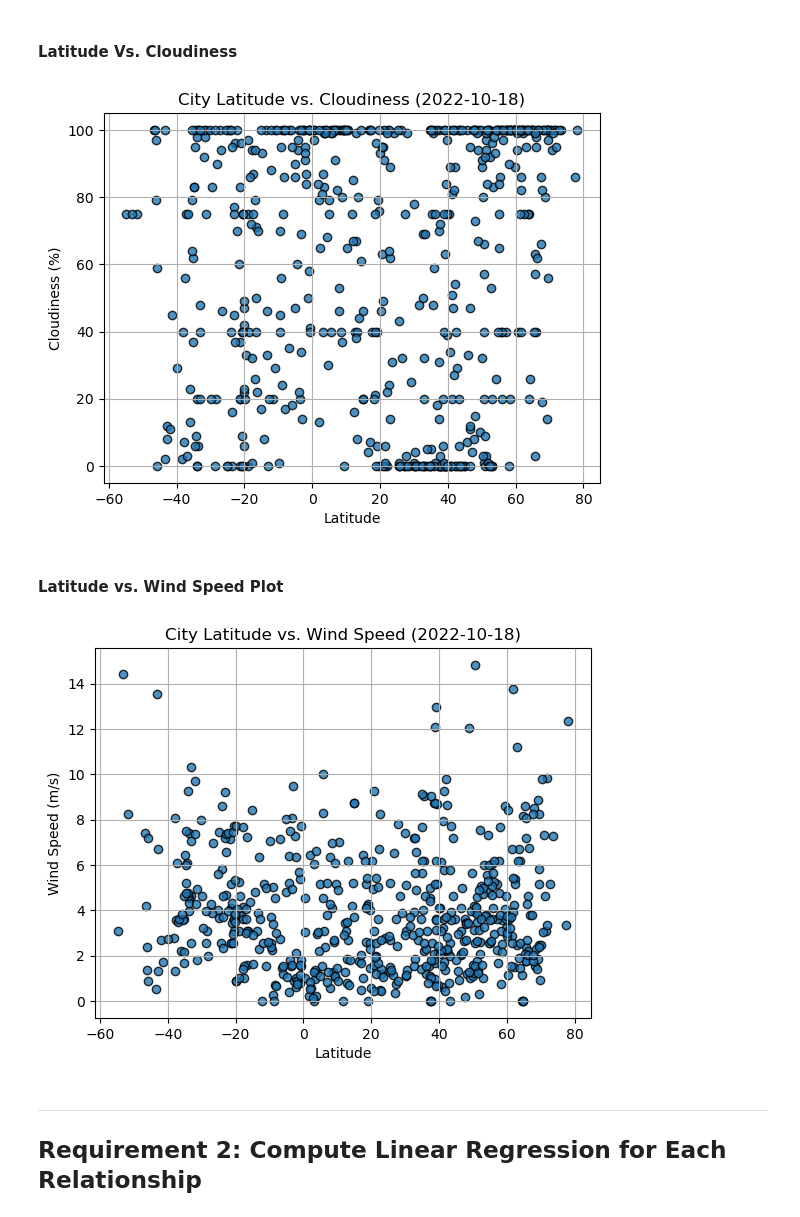
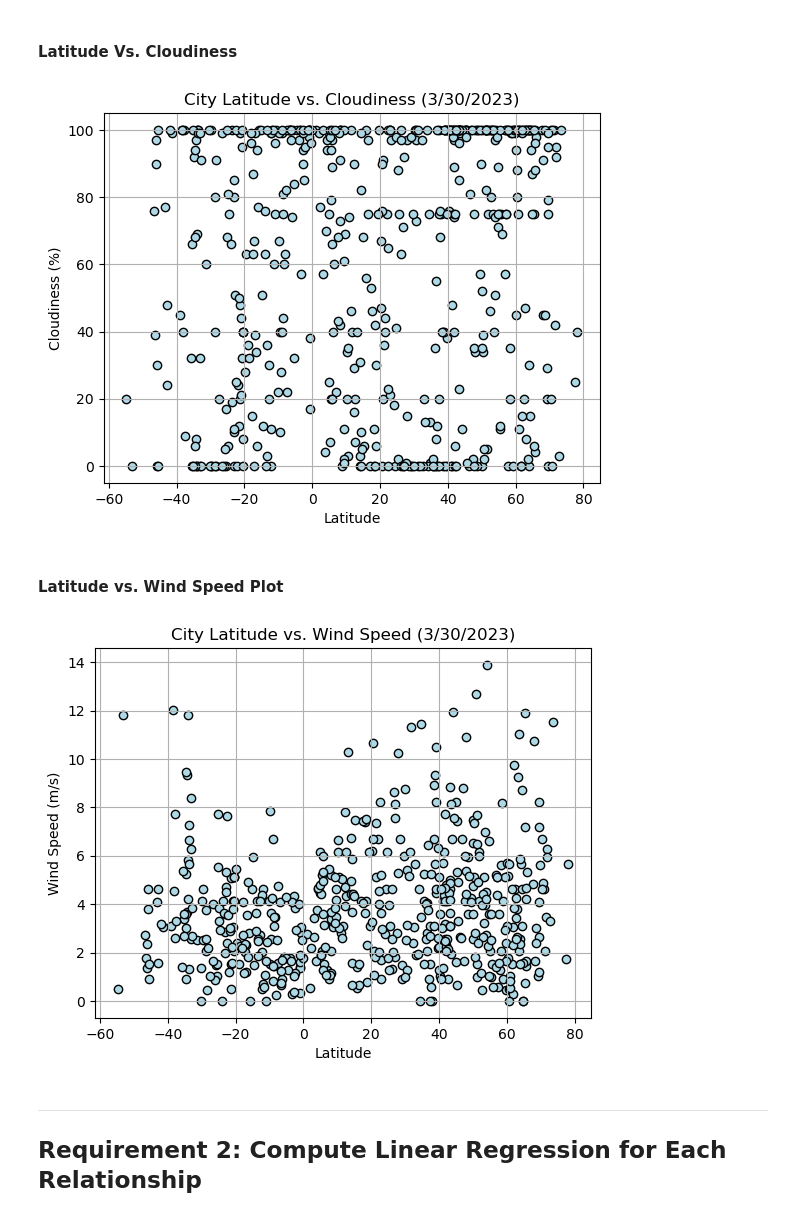
Before and after one commit to AnitaGj1/python-api-challenge, a Jupyter notebook: WeatherPy.ipynb, the cells around one changed output. Drawn from its saved outputs; the diff is of its cells as text; code cells hidden in the pictures.

Commit message:
adding code and output data

```diff
--- a/WeatherPy.ipynb
+++ b/WeatherPy.ipynb
@@ -246,10 +263,15 @@ plt.show()
 #### Latitude Vs. Cloudiness
 # %%
 # Build the scatter plots for latitude vs. cloudiness
-# YOUR CODE HERE
+x_values = city_data_df['Lat']
+y_values = city_data_df['Cloudiness']
+plt.scatter(x_values,y_values,marker='o', facecolors='lightblue', edgecolors='black')
 
 # Incorporate the other graph properties
-# YOUR CODE HERE
+plt.grid()
+plt.xlabel('Latitude')
+plt.ylabel('Cloudiness (%)')
+plt.title('City Latitude vs. Cloudiness (3/30/2023)')
 
 # Save the figure
 plt.savefig("output_data/Fig3.png")
@@ -257,23 +279,28 @@ plt.savefig("output_data/Fig3.png")
 # Show plot
 plt.show()
 # %% [output]
-[figure, old version]
+[figure, new version]
 # %% [markdown]
 #### Latitude vs. Wind Speed Plot
 # %%
 # Build the scatter plots for latitude vs. wind speed
-# YOUR CODE HERE
+x_values = city_data_df['Lat']
+y_values = city_data_df['Wind Speed']
+plt.scatter(x_values,y_values,marker='o', facecolors='lightblue', edgecolors='black')
 
 # Incorporate the other graph properties
-# YOUR CODE HERE
+plt.grid()
+plt.xlabel('Latitude')
+plt.ylabel('Wind Speed (m/s)')
+plt.title('City Latitude vs. Wind Speed (3/30/2023)')
 
 # Save the figure
 plt.savefig("output_data/Fig4.png")
 
 # Show plot
 plt.show()
 # %% [output]
-[figure, old version]
+[figure, new version]
 # %% [markdown]
 ---
 
```
Also changed, not shown: parts of 30 cells of this notebook, 7 other files.
